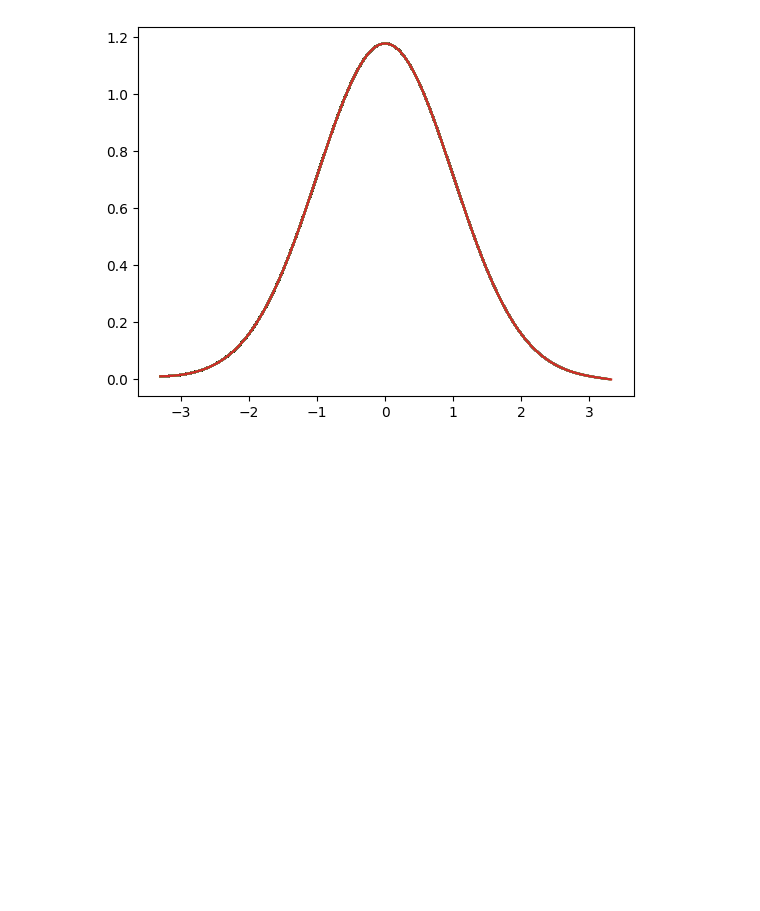
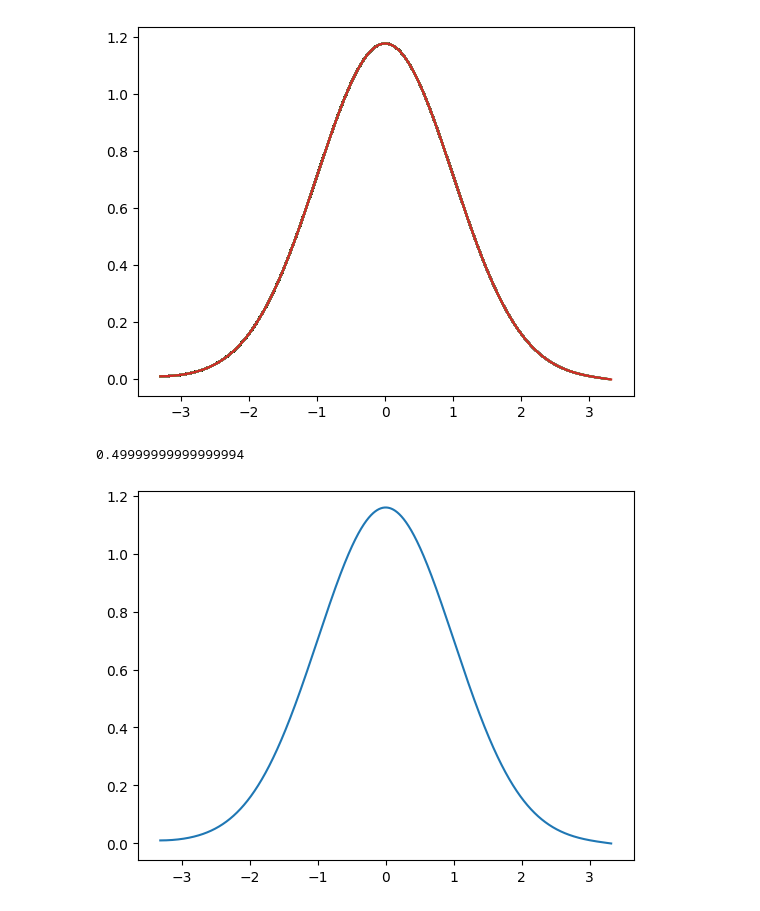
Before and after one commit to A-Hashemiann/Quantum_Information_Computation, a Jupyter notebook: Schrödinger/Harmonic_oscillator.ipynb, the cells around one changed output. Cells and saved outputs as stored; diff of their text form; code cells hidden in the pictures; blank space fills up the shorter version.

```diff
--- a/Schrödinger/Harmonic_oscillator.ipynb
+++ b/Schrödinger/Harmonic_oscillator.ipynb
@@ -35,15 +35,33 @@ while x<=a:
 # %%
 dx=0.001
 E=0
 psi=1
 dE=0.05
 #11:29
 while abs(psi)>0.02:
     psi=0.01
     dpsi=0.0
     E=E+dE
     a=np.sqrt(10+E/V)
     x=-a
     xlist=[]
     #error
     psilist=[]
+
+    while x<=a:
+        ddpsi=2*m/h**2*(V*x**2-E)*psi
+        dpsi=dpsi+ddpsi*dx
+        psi=psi+dpsi*dx
+        x=x+dx
+        xlist.append(x)
+        psilist.append(psi)
+        #print(x,psi)
+        #plt.plot(xlist,psilist)
+
+
+
+plt.plot(xlist,psilist)
+E
+# %% [output]
+0.49999999999999994
+[figure, added]
```
